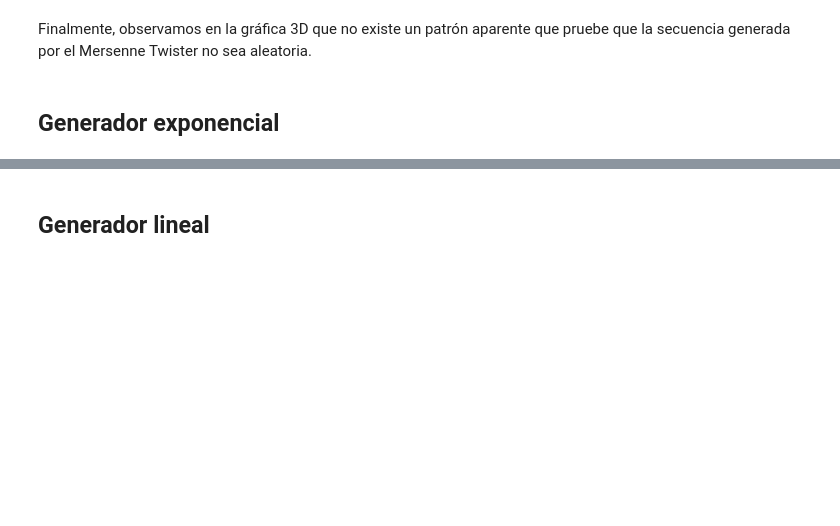
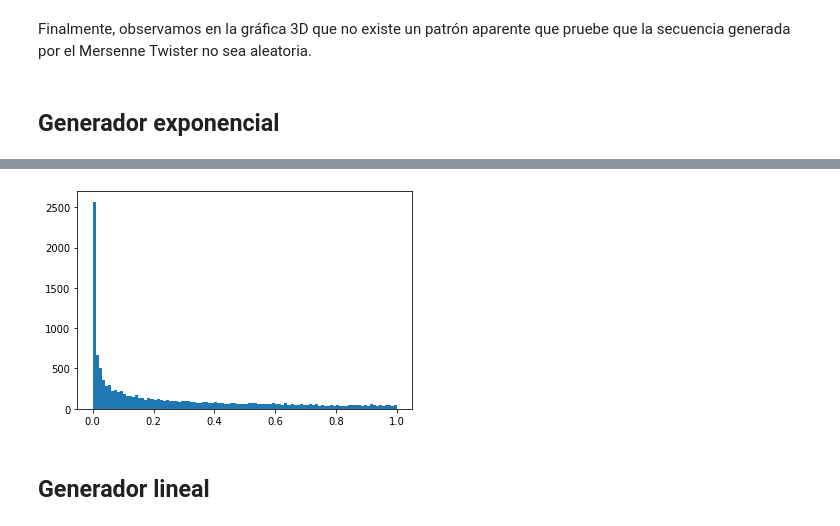
Before and after one commit to CR-Reyes/Fiscomp, a Jupyter notebook: RandomNumbers.ipynb, the cells around one changed output, grey strips where cells are left out. Saved outputs shown, nothing was run; the diff lists cells and outputs as text; code cells hidden in the pictures; blank space fills up the shorter version.

```diff
--- a/RandomNumbers.ipynb
+++ b/RandomNumbers.ipynb
@@ -123,2 +123,7 @@ plt.scatter(np.arange(1000), rand1D_exp[:1000])
+# %%
+plt.hist(rand1D_exp,bins=100)
+plt.show()
+# %% [output]
+[figure, added]
 # %% [markdown]
 ## Generador lineal
```
Also changed, not shown: parts of 5 cells of this notebook.
